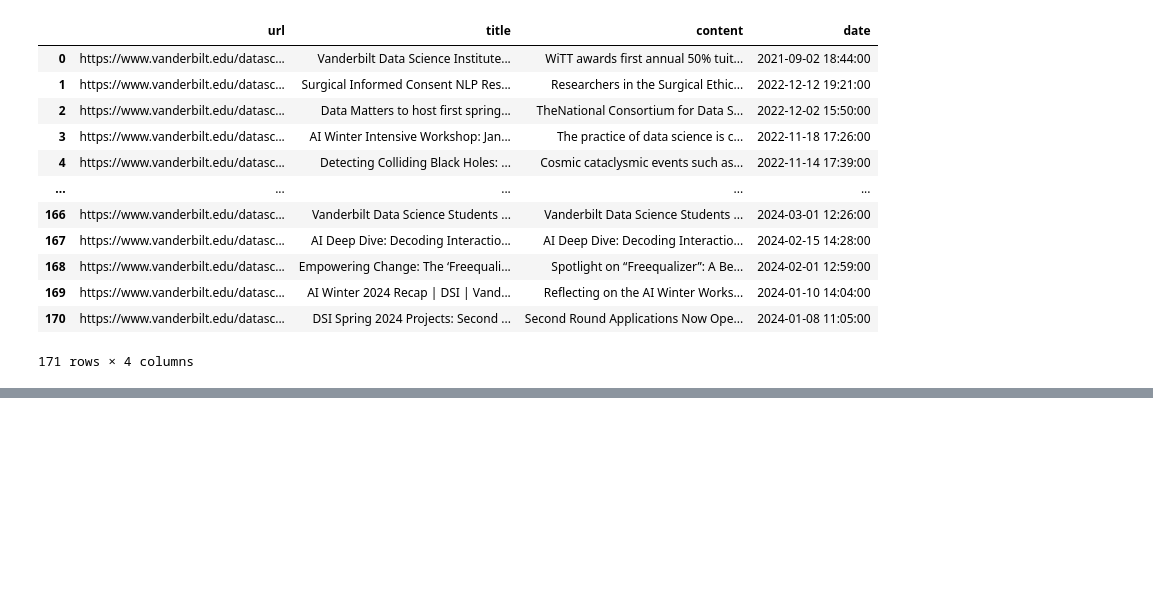
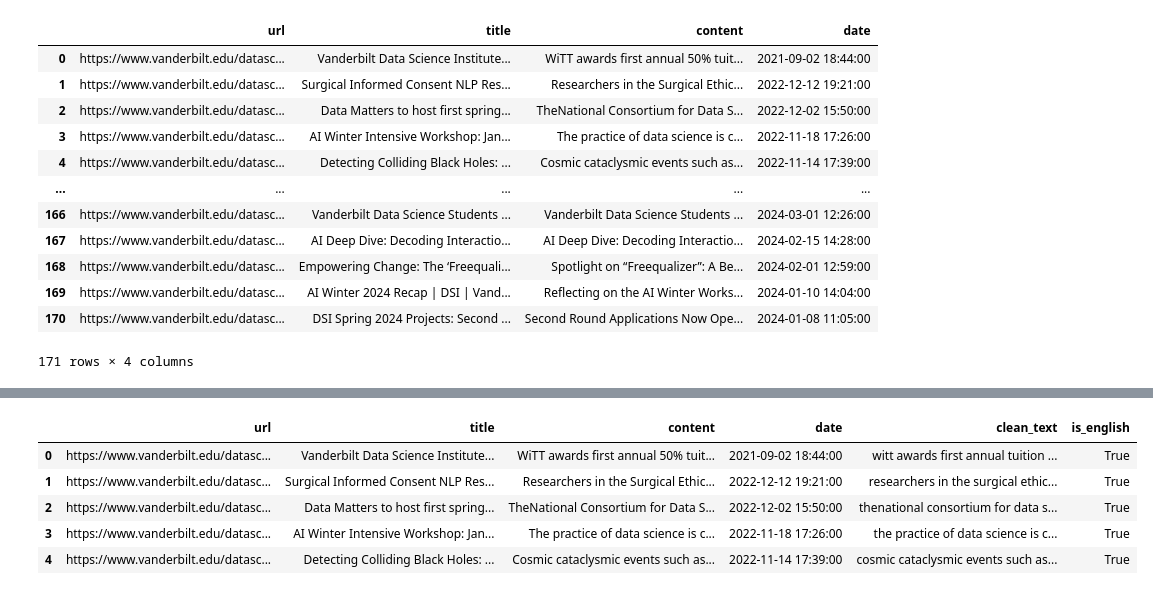
Before and after one commit to FrostNT1/KnowledgeRep-LLMs, a Jupyter notebook: notebooks/01_scraping-dsi.ipynb, the cells around one changed output, grey strips where cells are left out. Saved outputs shown, nothing was run; the diff lists cells and outputs as text; code cells hidden in the pictures; blank space fills up the shorter version.

Commit message:
Major changes to data scraping and presentation
got vanderbilt dsi data and created qa pairs using them, added overview draft, working on the rest of the project.

```diff
--- a/notebooks/01_scraping-dsi.ipynb
+++ b/notebooks/01_scraping-dsi.ipynb
@@ -187,0 +193,3 @@ df.to_parquet(os.path.join(DATA_PATH, 'vanderbilt_dsi_blog_posts.parquet'), inde
+# %%
+df = pd.read_parquet(os.path.join(DATA_PATH, 'vanderbilt_dsi_blog_posts.parquet'))
+df.head()
@@ -187,0 +209,30 @@ df.to_parquet(os.path.join(DATA_PATH, 'vanderbilt_dsi_blog_posts.parquet'), inde
+# %%
+# b. Clean the text
+def clean_text(text):
+    text = re.sub(r'http\S+', '', text)
+    text = text.encode('ascii', 'ignore').decode()
+    text = re.sub(r'[^a-zA-Z\s]', '', text)
+    text = re.sub(r'\s+', ' ', text)
+    text = text.strip()
+    return text.lower()
+
+def is_english(text):
+    try:
+        return detect(text) == 'en'
+    except:
+        return False
+
+df.drop_duplicates(inplace=True)
+
+df.loc[:, 'clean_text'] = df.loc[:, 'content'].apply(clean_text)
+
+df.loc[:, 'is_english'] = df.loc[:, 'clean_text'].apply(is_english)
+
+df.head()
+# %% [output]
+|  | url | title | content | date | clean_text | is_english |
+| 0 | https://www.vanderbilt.edu/datasc... | Vanderbilt Data Science Institute... | WiTT awards first annual 50% tuit... | 2021-09-02 18:44:00 | witt awards first annual tuition ... | True |
+| 1 | https://www.vanderbilt.edu/datasc... | Surgical Informed Consent NLP Res... | Researchers in the Surgical Ethic... | 2022-12-12 19:21:00 | researchers in the surgical ethic... | True |
+| 2 | https://www.vanderbilt.edu/datasc... | Data Matters to host first spring... | TheNational Consortium for Data S... | 2022-12-02 15:50:00 | thenational consortium for data s... | True |
+| 3 | https://www.vanderbilt.edu/datasc... | AI Winter Intensive Workshop: Jan... | The practice of data science is c... | 2022-11-18 17:26:00 | the practice of data science is c... | True |
+| 4 | https://www.vanderbilt.edu/datasc... | Detecting Colliding Black Holes: ... | Cosmic cataclysmic events such as... | 2022-11-14 17:39:00 | cosmic cataclysmic events such as... | True |
```
Also changed, not shown: parts of 5 cells of this notebook, 10 other files.
